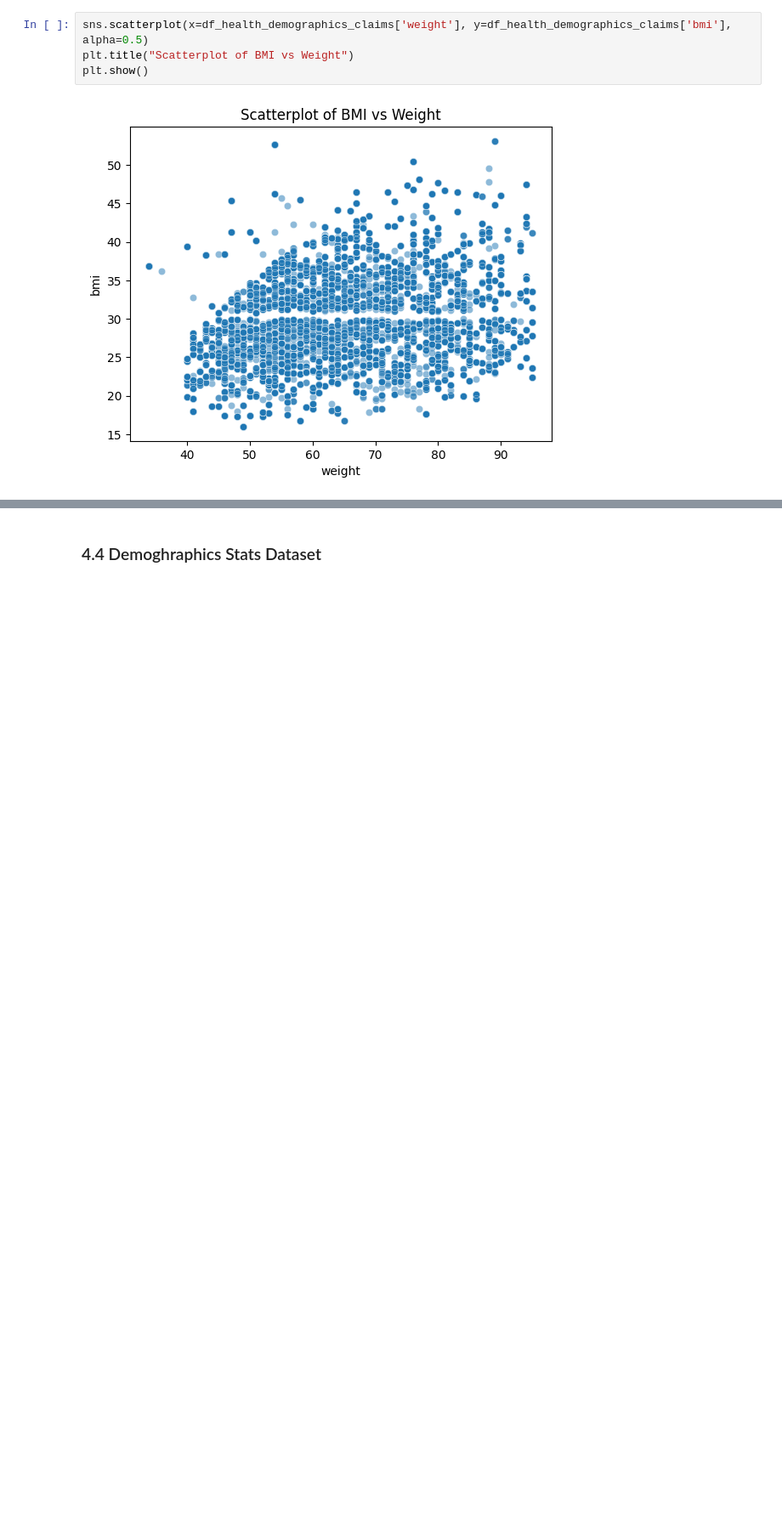
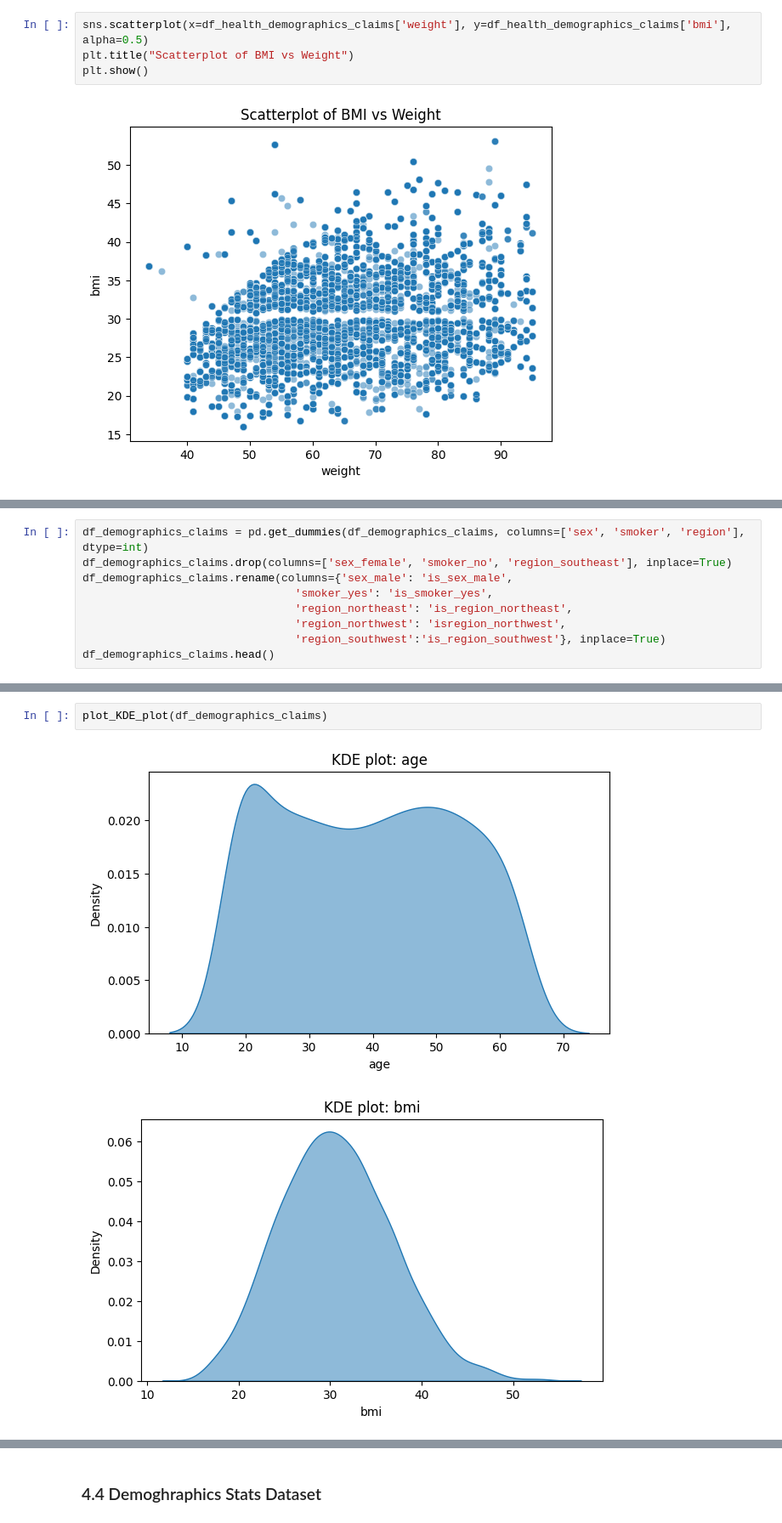
Before and after one commit to parvatijay2901/InsurIQ-Data-RAG-Dashboard, a Jupyter notebook: EDA/N2_Data-analysis.ipynb, the cells around one changed output, grey strips where cells are left out. Shown at 85% size. Drawn from its saved outputs; the diff is of its cells as text; blank space fills up the shorter version.

Commit message:
analyze dempgraphics-claim dataset + a bit of the ESI demographics dataset

```diff
--- a/EDA/N2_Data-analysis.ipynb
+++ b/EDA/N2_Data-analysis.ipynb
@@ -386,0 +416,9 @@ Probably, in this case, height is really varying across individuals (BMI values
+# %%
+df_demographics_claims = pd.get_dummies(df_demographics_claims, columns=['sex', 'smoker', 'region'], dtype=int)
+df_demographics_claims.drop(columns=['sex_female', 'smoker_no', 'region_southeast'], inplace=True)
+df_demographics_claims.rename(columns={'sex_male': 'is_sex_male',
+                                'smoker_yes': 'is_smoker_yes',
+                                'region_northeast': 'is_region_northeast',
+                                'region_northwest': 'isregion_northwest',
+                                'region_southwest':'is_region_southwest'}, inplace=True)
+df_demographics_claims.head()
@@ -386,0 +432,5 @@ Probably, in this case, height is really varying across individuals (BMI values
+# %%
+plot_KDE_plot(df_demographics_claims)
+# %% [output]
+[figure, added]
+[figure, added]
```
Also changed, not shown: parts of 29 cells of this notebook, 1 other file.
